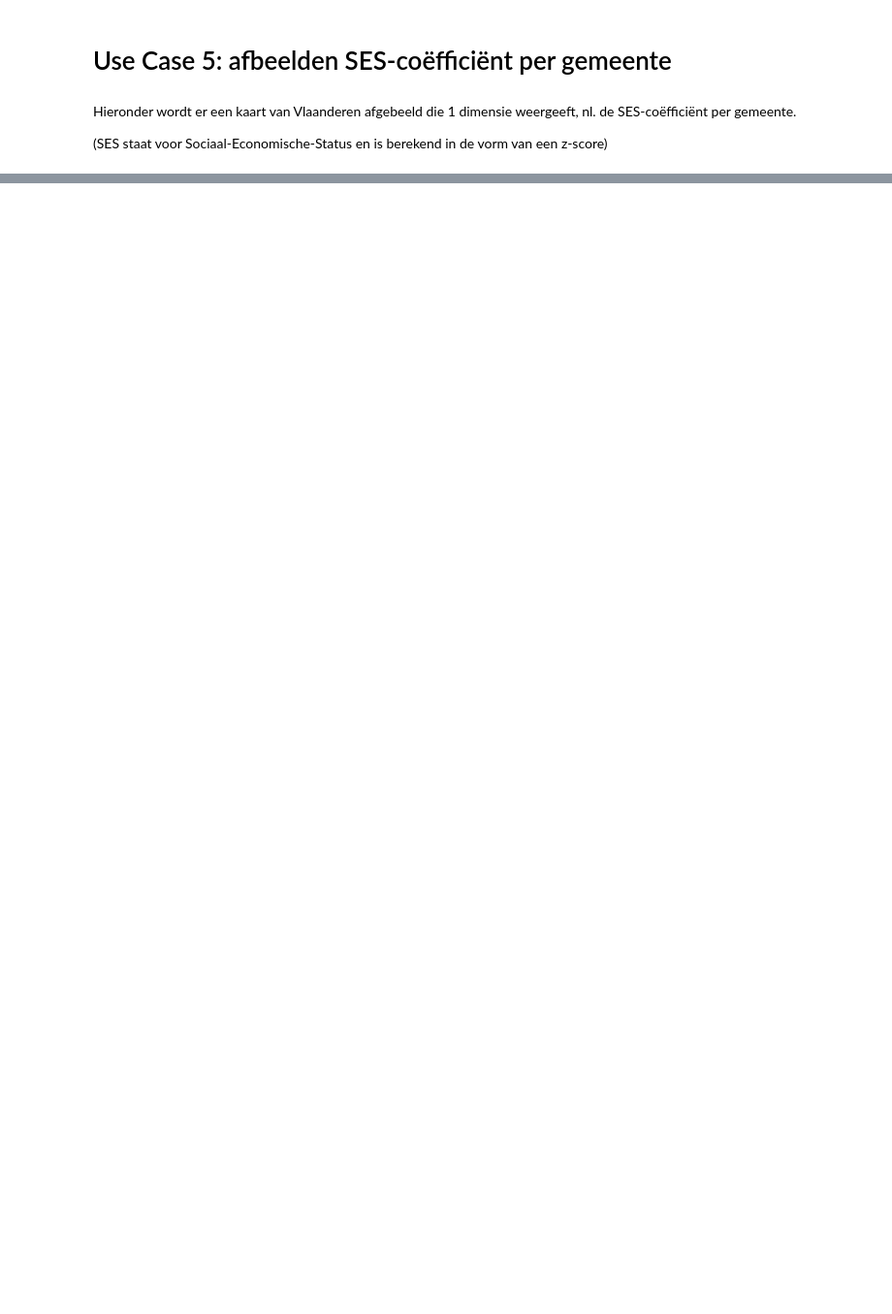
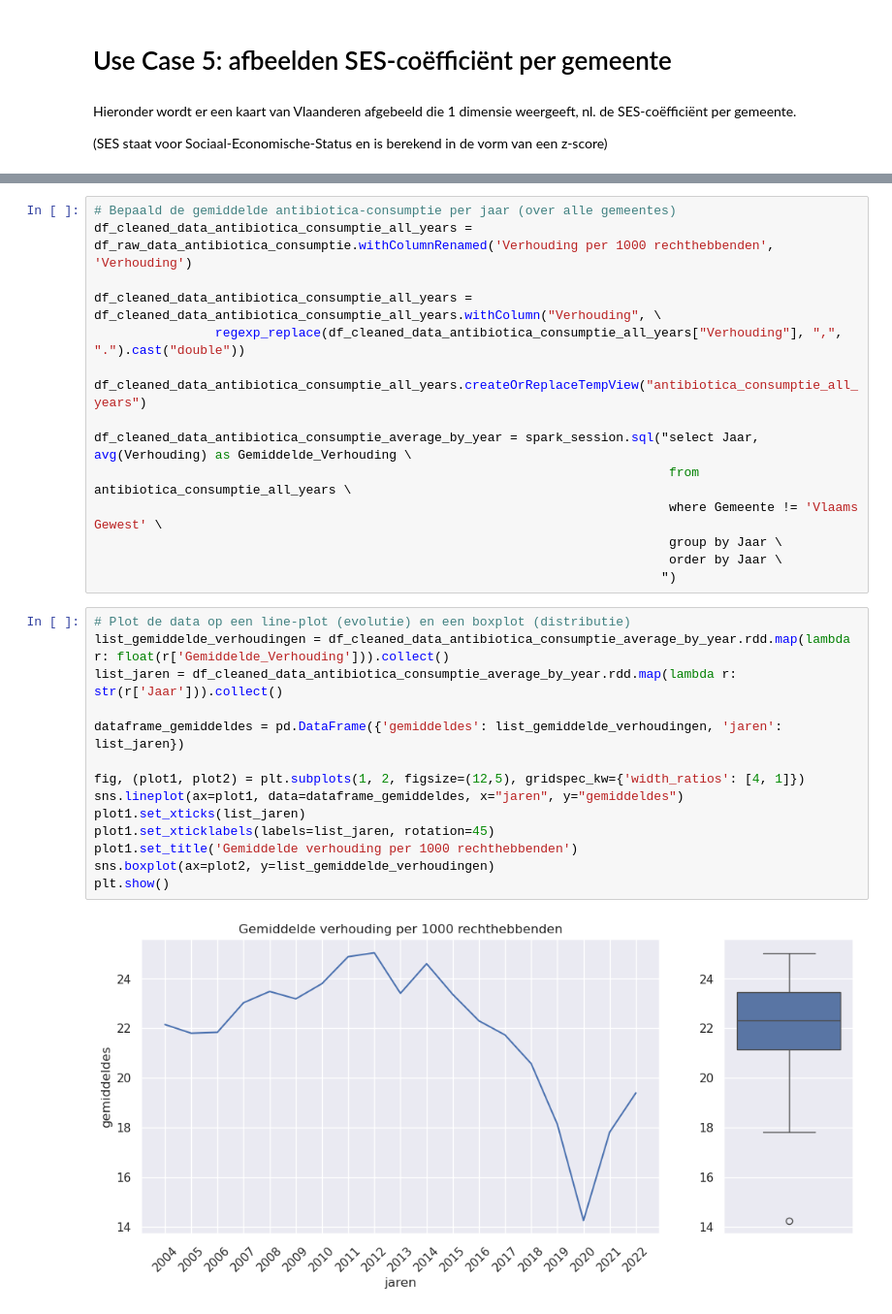
Before and after one commit to jkeustermans/DataVisualization, a Jupyter notebook: Project-Data-Visualization.ipynb, the cells around one changed output, grey strips where cells are left out. Shown at 97% size. Cells and saved outputs as stored; diff of their text form; blank space fills up the shorter version.

Commit message:
Toevoegen extra use case: evolutie gebruik antibiotica in Vlaanderen doorheen de jaren

```diff
--- a/Project-Data-Visualization.ipynb
+++ b/Project-Data-Visualization.ipynb
@@ -1078,0 +1086,31 @@ toon_kaart_van_vlaanderen_met_data(df_kaartje_SES_score_per_gemeente.collect())
+# %%
+# Bepaald de gemiddelde antibiotica-consumptie per jaar (over alle gemeentes)
+df_cleaned_data_antibiotica_consumptie_all_years = df_raw_data_antibiotica_consumptie.withColumnRenamed('Verhouding per 1000 rechthebbenden', 'Verhouding')
+
+df_cleaned_data_antibiotica_consumptie_all_years = df_cleaned_data_antibiotica_consumptie_all_years.withColumn("Verhouding", \
+                regexp_replace(df_cleaned_data_antibiotica_consumptie_all_years["Verhouding"], ",", ".").cast("double"))
+
+df_cleaned_data_antibiotica_consumptie_all_years.createOrReplaceTempView("antibiotica_consumptie_all_years")
+
+df_cleaned_data_antibiotica_consumptie_average_by_year = spark_session.sql("select Jaar, avg(Verhouding) as Gemiddelde_Verhouding \
+                                                                            from antibiotica_consumptie_all_years \
+                                                                            where Gemeente != 'Vlaams Gewest' \
+                                                                            group by Jaar \
+                                                                            order by Jaar \
+                                                                           ")
+# %%
+# Plot de data op een line-plot (evolutie) en een boxplot (distributie)
+list_gemiddelde_verhoudingen = df_cleaned_data_antibiotica_consumptie_average_by_year.rdd.map(lambda r: float(r['Gemiddelde_Verhouding'])).collect()
+list_jaren = df_cleaned_data_antibiotica_consumptie_average_by_year.rdd.map(lambda r: str(r['Jaar'])).collect()
+
+dataframe_gemiddeldes = pd.DataFrame({'gemiddeldes': list_gemiddelde_verhoudingen, 'jaren': list_jaren})
+
+fig, (plot1, plot2) = plt.subplots(1, 2, figsize=(12,5), gridspec_kw={'width_ratios': [4, 1]})
+sns.lineplot(ax=plot1, data=dataframe_gemiddeldes, x="jaren", y="gemiddeldes")
+plot1.set_xticks(list_jaren)
+plot1.set_xticklabels(labels=list_jaren, rotation=45)
+plot1.set_title('Gemiddelde verhouding per 1000 rechthebbenden')
+sns.boxplot(ax=plot2, y=list_gemiddelde_verhoudingen)
+plt.show()
+# %% [output]
+[figure, added]
```
Also changed, not shown: parts of 7 cells of this notebook.
